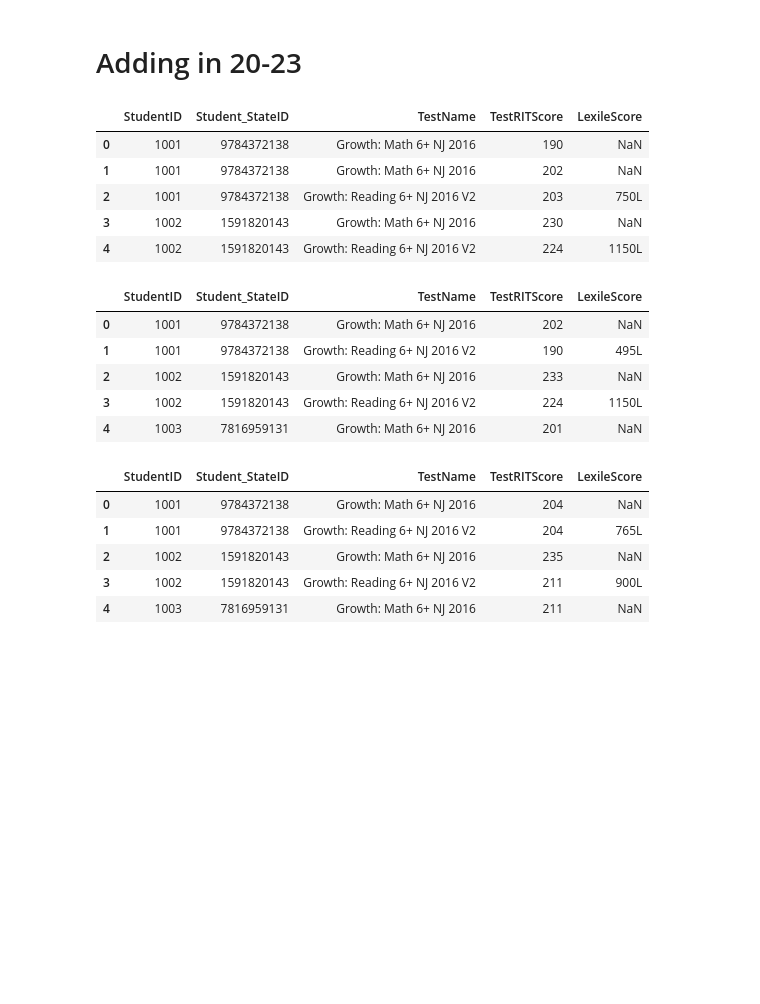
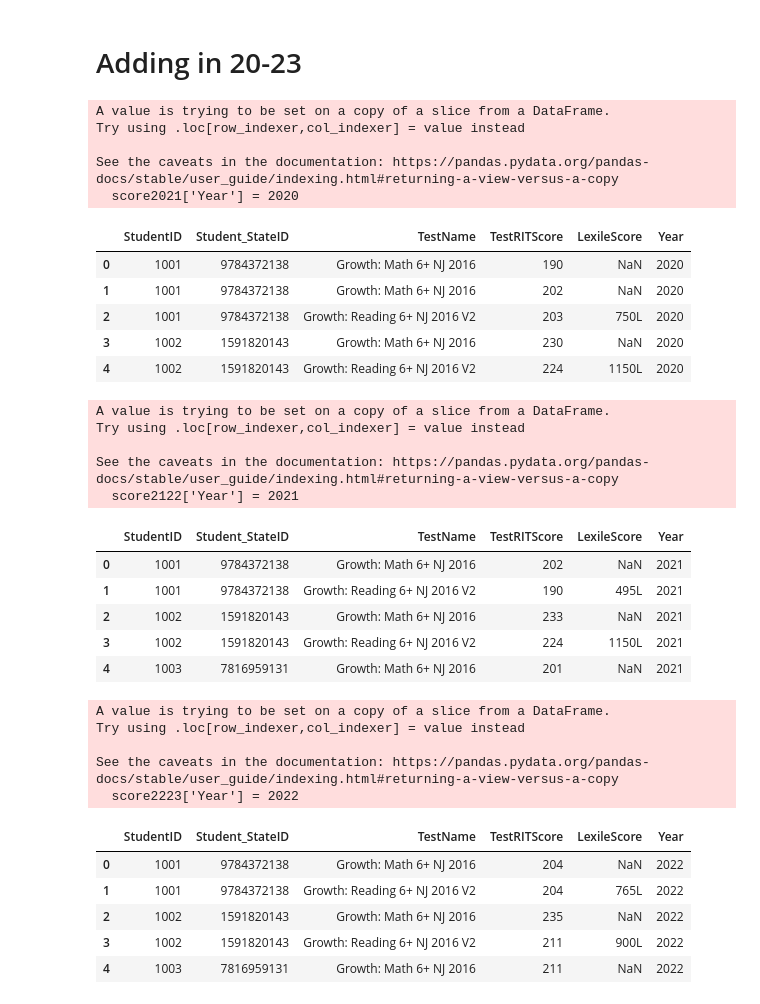
Before and after one commit to worldterminator/mess, a Jupyter notebook: leap.ipynb, the cells around one changed output. Drawn from its saved outputs; the diff is of its cells as text; code cells hidden in the pictures; blank space fills up the shorter version.

```diff
--- a/leap.ipynb
+++ b/leap.ipynb
@@ -947,39 +947,57 @@ plt.show()
 # %%
 file_path = '/content/drive/My Drive/assessments202021.csv'
 data= pd.read_csv(file_path)
 columns_to_keep = ['StudentID', 'Student_StateID', 'TestName','TestRITScore','LexileScore']
 score2021= data[columns_to_keep]
+score2021['Year'] = 2020
 score2021.head()
 # %% [output]
+A value is trying to be set on a copy of a slice from a DataFrame.
+Try using .loc[row_indexer,col_indexer] = value instead
+
+See the caveats in the documentation: https://pandas.pydata.org/pandas-docs/stable/user_guide/indexing.html#returning-a-view-versus-a-copy
+  score2021['Year'] = 2020
-|  | StudentID | Student_StateID | TestName | TestRITScore | LexileScore |
-| 0 | 1001 | 9784372138 | Growth: Math 6+ NJ 2016 | 190 | NaN |
-| 1 | 1001 | 9784372138 | Growth: Math 6+ NJ 2016 | 202 | NaN |
-| 2 | 1001 | 9784372138 | Growth: Reading 6+ NJ 2016 V2 | 203 | 750L |
-| 3 | 1002 | 1591820143 | Growth: Math 6+ NJ 2016 | 230 | NaN |
-| 4 | 1002 | 1591820143 | Growth: Reading 6+ NJ 2016 V2 | 224 | 1150L |
+|  | StudentID | Student_StateID | TestName | TestRITScore | LexileScore | Year |
+| 0 | 1001 | 9784372138 | Growth: Math 6+ NJ 2016 | 190 | NaN | 2020 |
+| 1 | 1001 | 9784372138 | Growth: Math 6+ NJ 2016 | 202 | NaN | 2020 |
+| 2 | 1001 | 9784372138 | Growth: Reading 6+ NJ 2016 V2 | 203 | 750L | 2020 |
+| 3 | 1002 | 1591820143 | Growth: Math 6+ NJ 2016 | 230 | NaN | 2020 |
+| 4 | 1002 | 1591820143 | Growth: Reading 6+ NJ 2016 V2 | 224 | 1150L | 2020 |
 # %%
 file_path = '/content/drive/My Drive/assessments202122.csv'
 data= pd.read_csv(file_path)
 columns_to_keep = ['StudentID', 'Student_StateID', 'TestName','TestRITScore','LexileScore']
 score2122= data[columns_to_keep]
+score2122['Year'] = 2021
 score2122.head()
 # %% [output]
+A value is trying to be set on a copy of a slice from a DataFrame.
+Try using .loc[row_indexer,col_indexer] = value instead
+
+See the caveats in the documentation: https://pandas.pydata.org/pandas-docs/stable/user_guide/indexing.html#returning-a-view-versus-a-copy
+  score2122['Year'] = 2021
-|  | StudentID | Student_StateID | TestName | TestRITScore | LexileScore |
-| 0 | 1001 | 9784372138 | Growth: Math 6+ NJ 2016 | 202 | NaN |
-| 1 | 1001 | 9784372138 | Growth: Reading 6+ NJ 2016 V2 | 190 | 495L |
-| 2 | 1002 | 1591820143 | Growth: Math 6+ NJ 2016 | 233 | NaN |
-| 3 | 1002 | 1591820143 | Growth: Reading 6+ NJ 2016 V2 | 224 | 1150L |
-| 4 | 1003 | 7816959131 | Growth: Math 6+ NJ 2016 | 201 | NaN |
+|  | StudentID | Student_StateID | TestName | TestRITScore | LexileScore | Year |
+| 0 | 1001 | 9784372138 | Growth: Math 6+ NJ 2016 | 202 | NaN | 2021 |
+| 1 | 1001 | 9784372138 | Growth: Reading 6+ NJ 2016 V2 | 190 | 495L | 2021 |
+| 2 | 1002 | 1591820143 | Growth: Math 6+ NJ 2016 | 233 | NaN | 2021 |
+| 3 | 1002 | 1591820143 | Growth: Reading 6+ NJ 2016 V2 | 224 | 1150L | 2021 |
+| 4 | 1003 | 7816959131 | Growth: Math 6+ NJ 2016 | 201 | NaN | 2021 |
 # %%
 file_path = '/content/drive/My Drive/assessments202223.csv'
 data= pd.read_csv(file_path)
 columns_to_keep = ['StudentID', 'Student_StateID', 'TestName','TestRITScore','LexileScore']
 score2223= data[columns_to_keep]
+score2223['Year'] = 2022
 score2223.head()
 # %% [output]
+A value is trying to be set on a copy of a slice from a DataFrame.
+Try using .loc[row_indexer,col_indexer] = value instead
+
+See the caveats in the documentation: https://pandas.pydata.org/pandas-docs/stable/user_guide/indexing.html#returning-a-view-versus-a-copy
+  score2223['Year'] = 2022
-|  | StudentID | Student_StateID | TestName | TestRITScore | LexileScore |
-| 0 | 1001 | 9784372138 | Growth: Math 6+ NJ 2016 | 204 | NaN |
-| 1 | 1001 | 9784372138 | Growth: Reading 6+ NJ 2016 V2 | 204 | 765L |
-| 2 | 1002 | 1591820143 | Growth: Math 6+ NJ 2016 | 235 | NaN |
-| 3 | 1002 | 1591820143 | Growth: Reading 6+ NJ 2016 V2 | 211 | 900L |
-| 4 | 1003 | 7816959131 | Growth: Math 6+ NJ 2016 | 211 | NaN |
+|  | StudentID | Student_StateID | TestName | TestRITScore | LexileScore | Year |
+| 0 | 1001 | 9784372138 | Growth: Math 6+ NJ 2016 | 204 | NaN | 2022 |
+| 1 | 1001 | 9784372138 | Growth: Reading 6+ NJ 2016 V2 | 204 | 765L | 2022 |
+| 2 | 1002 | 1591820143 | Growth: Math 6+ NJ 2016 | 235 | NaN | 2022 |
+| 3 | 1002 | 1591820143 | Growth: Reading 6+ NJ 2016 V2 | 211 | 900L | 2022 |
+| 4 | 1003 | 7816959131 | Growth: Math 6+ NJ 2016 | 211 | NaN | 2022 |
```
Also changed, not shown: parts of 4 cells of this notebook.
